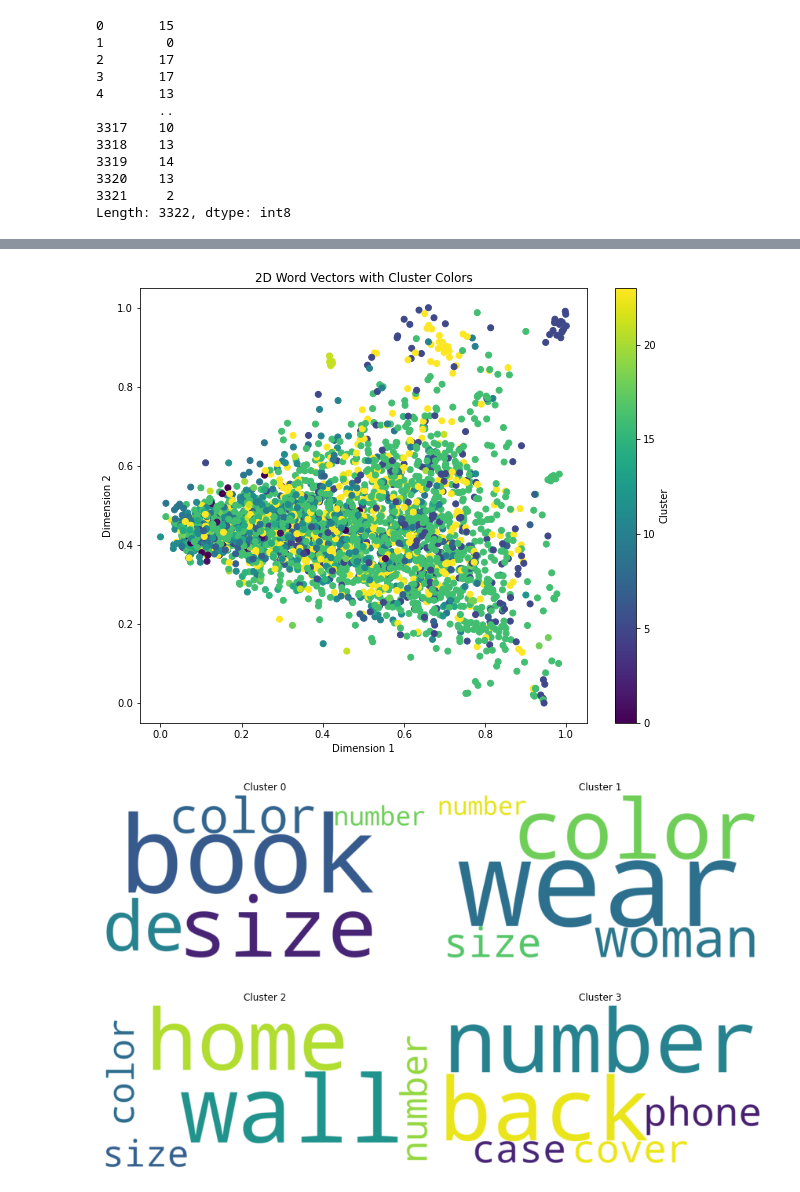
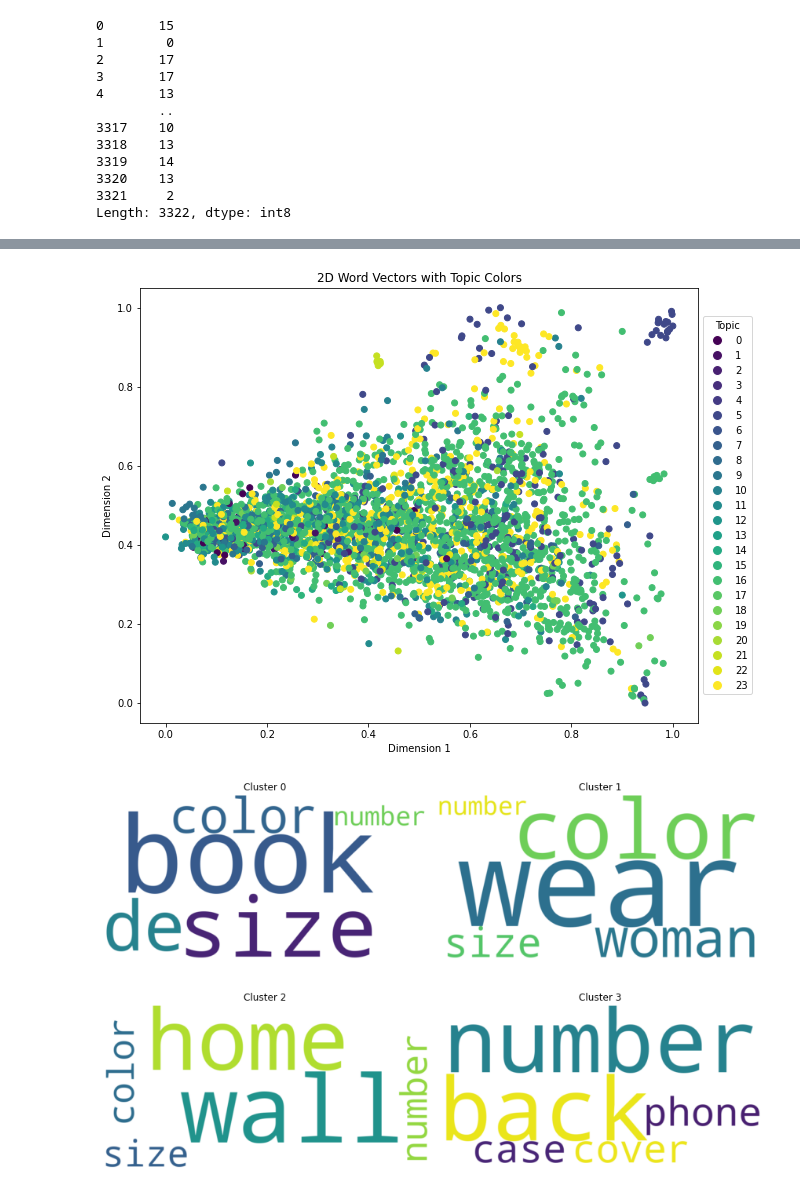
Before and after one commit to liamge/QuilityProject, a Jupyter notebook: notebook/Exploratory Analysis.ipynb, the cells around one changed output, grey strips where cells are left out. Saved outputs shown, nothing was run; the diff lists cells and outputs as text; code cells hidden in the pictures.

```diff
--- a/notebook/Exploratory Analysis.ipynb
+++ b/notebook/Exploratory Analysis.ipynb
@@ -327,7 +330,8 @@ plot_word_vectors_with_labels(projected_vecs_addtnl, sample_more_features.main_c
 # %%
-plot_word_vectors_with_labels(projected_vecs_addtnl, sample_more_features.lda_topic)
+plot_word_vectors_with_labels(projected_vecs_addtnl, sample_more_features.lda_topic,
+                              title="2D Word Vectors with Topic Colors", label="Topic")
 # %% [output]
-[figure, old version]
+[figure, new version]
 # %%
 # Find the most informative words for each cluster
 
```
Also changed, not shown: parts of 10 cells of this notebook, 9 other files.
